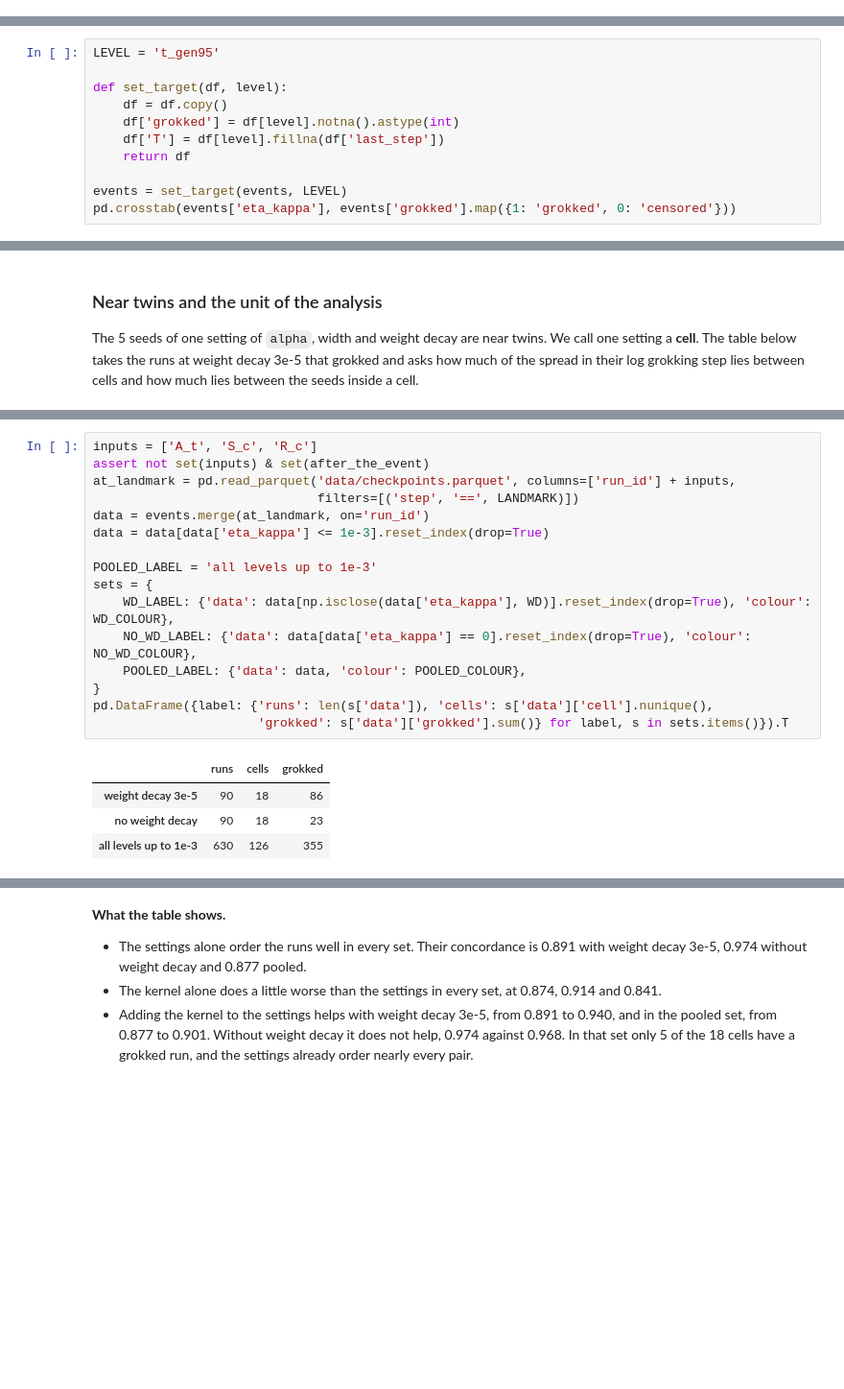
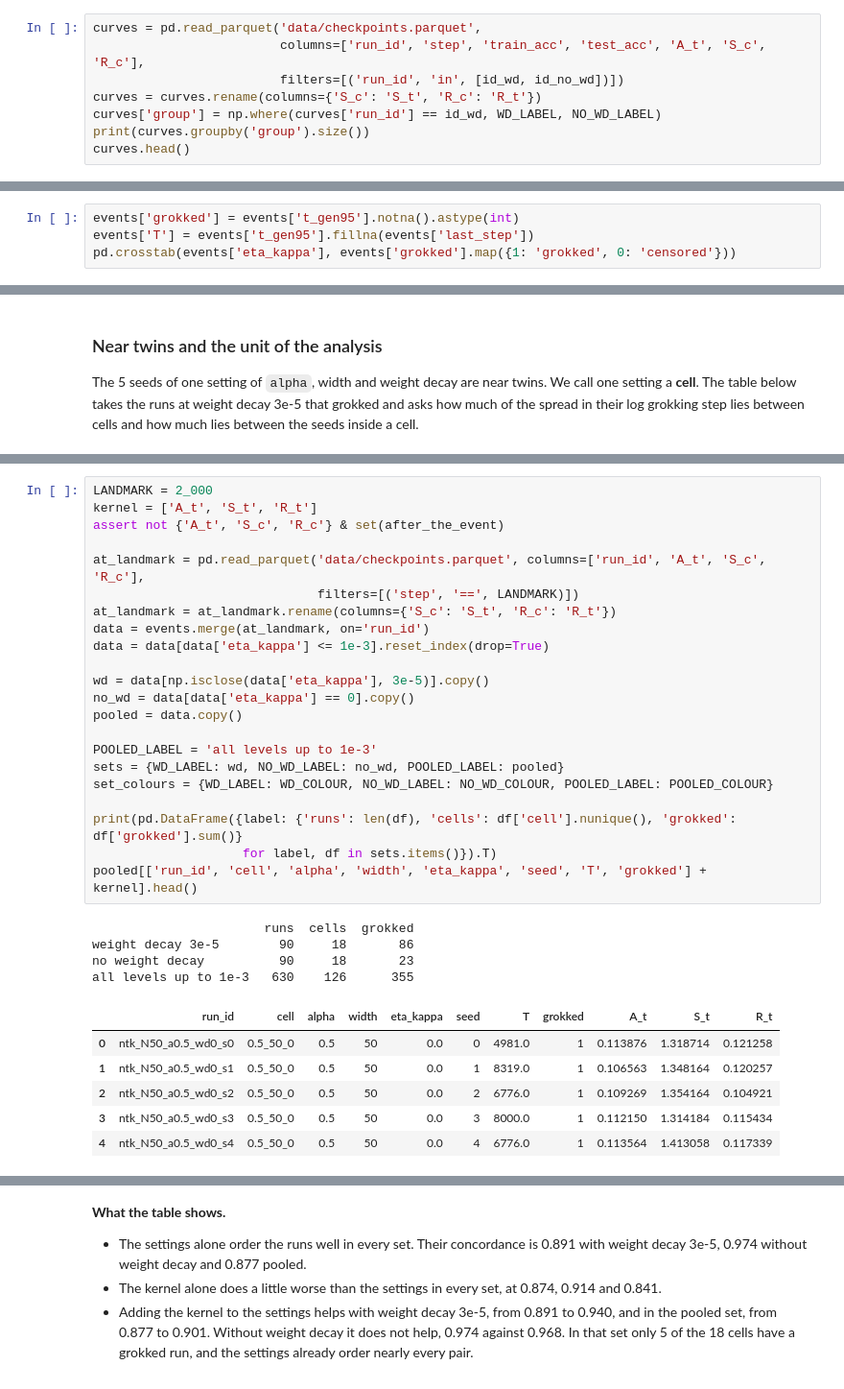
Before and after one commit to ZainAlSaffi-Dev/STAT3007, a Jupyter notebook: model_fitting/fitting.ipynb, the cells around one changed output, grey strips where cells are left out. Shown at 96% size. Saved outputs shown, nothing was run; the diff lists cells and outputs as text; blank space fills up the shorter version.

```diff
--- a/model_fitting/fitting.ipynb
+++ b/model_fitting/fitting.ipynb
@@ -442,0 +403,8 @@ def mark_events(ax, run, names=False):
+# %%
+curves = pd.read_parquet('data/checkpoints.parquet',
+                         columns=['run_id', 'step', 'train_acc', 'test_acc', 'A_t', 'S_c', 'R_c'],
+                         filters=[('run_id', 'in', [id_wd, id_no_wd])])
+curves = curves.rename(columns={'S_c': 'S_t', 'R_c': 'R_t'})
+curves['group'] = np.where(curves['run_id'] == id_wd, WD_LABEL, NO_WD_LABEL)
+print(curves.groupby('group').size())
+curves.head()
@@ -549,15 +528,8 @@ events.head()
 # %% [markdown]
 A missing value means the run never reached that level. Next we set the main target. `T` is the grokking step at 0.95, or the last step for a run that never reached it. `grokked` is 1 when the step was seen and 0 when the run is censored.
 # %%
-LEVEL = 't_gen95'
-
-def set_target(df, level):
-    df = df.copy()
-    df['grokked'] = df[level].notna().astype(int)
-    df['T'] = df[level].fillna(df['last_step'])
-    return df
-
-events = set_target(events, LEVEL)
+events['grokked'] = events['t_gen95'].notna().astype(int)
+events['T'] = events['t_gen95'].fillna(events['last_step'])
 pd.crosstab(events['eta_kappa'], events['grokked'].map({1: 'grokked', 0: 'censored'}))
 # %% [output]
 | grokked | censored | grokked |
@@ -716,21 +693,33 @@ We read the kernel at the landmark and join it to the events. `inputs` holds the
 # %%
-inputs = ['A_t', 'S_c', 'R_c']
-assert not set(inputs) & set(after_the_event)
-at_landmark = pd.read_parquet('data/checkpoints.parquet', columns=['run_id'] + inputs,
+LANDMARK = 2_000
+kernel = ['A_t', 'S_t', 'R_t']
+assert not {'A_t', 'S_c', 'R_c'} & set(after_the_event)
+
+at_landmark = pd.read_parquet('data/checkpoints.parquet', columns=['run_id', 'A_t', 'S_c', 'R_c'],
                               filters=[('step', '==', LANDMARK)])
+at_landmark = at_landmark.rename(columns={'S_c': 'S_t', 'R_c': 'R_t'})
 data = events.merge(at_landmark, on='run_id')
 data = data[data['eta_kappa'] <= 1e-3].reset_index(drop=True)
 
+wd = data[np.isclose(data['eta_kappa'], 3e-5)].copy()
+no_wd = data[data['eta_kappa'] == 0].copy()
+pooled = data.copy()
+
 POOLED_LABEL = 'all levels up to 1e-3'
-sets = {
-    WD_LABEL: {'data': data[np.isclose(data['eta_kappa'], WD)].reset_index(drop=True), 'colour': WD_COLOUR},
-    NO_WD_LABEL: {'data': data[data['eta_kappa'] == 0].reset_index(drop=True), 'colour': NO_WD_COLOUR},
-    POOLED_LABEL: {'data': data, 'colour': POOLED_COLOUR},
-}
-pd.DataFrame({label: {'runs': len(s['data']), 'cells': s['data']['cell'].nunique(),
-                      'grokked': s['data']['grokked'].sum()} for label, s in sets.items()}).T
+sets = {WD_LABEL: wd, NO_WD_LABEL: no_wd, POOLED_LABEL: pooled}
+set_colours = {WD_LABEL: WD_COLOUR, NO_WD_LABEL: NO_WD_COLOUR, POOLED_LABEL: POOLED_COLOUR}
+
+print(pd.DataFrame({label: {'runs': len(df), 'cells': df['cell'].nunique(), 'grokked': df['grokked'].sum()}
+                    for label, df in sets.items()}).T)
+pooled[['run_id', 'cell', 'alpha', 'width', 'eta_kappa', 'seed', 'T', 'grokked'] + kernel].head()
 # %% [output]
+                       runs  cells  grokked
+weight decay 3e-5        90     18       86
+no weight decay          90     18       23
+all levels up to 1e-3   630    126      355
-|  | runs | cells | grokked |
-| weight decay 3e-5 | 90 | 18 | 86 |
-| no weight decay | 90 | 18 | 23 |
-| all levels up to 1e-3 | 630 | 126 | 355 |
+|  | run_id | cell | alpha | width | eta_kappa | seed | T | grokked | A_t | S_t | R_t |
+| 0 | ntk_N50_a0.5_wd0_s0 | 0.5_50_0 | 0.5 | 50 | 0.0 | 0 | 4981.0 | 1 | 0.113876 | 1.318714 | 0.121258 |
+| 1 | ntk_N50_a0.5_wd0_s1 | 0.5_50_0 | 0.5 | 50 | 0.0 | 1 | 8319.0 | 1 | 0.106563 | 1.348164 | 0.120257 |
+| 2 | ntk_N50_a0.5_wd0_s2 | 0.5_50_0 | 0.5 | 50 | 0.0 | 2 | 6776.0 | 1 | 0.109269 | 1.354164 | 0.104921 |
+| 3 | ntk_N50_a0.5_wd0_s3 | 0.5_50_0 | 0.5 | 50 | 0.0 | 3 | 8000.0 | 1 | 0.112150 | 1.314184 | 0.115434 |
+| 4 | ntk_N50_a0.5_wd0_s4 | 0.5_50_0 | 0.5 | 50 | 0.0 | 4 | 6776.0 | 1 | 0.113564 | 1.413058 | 0.117339 |
```
Also changed, not shown: parts of 64 cells of this notebook, 1 other file.
